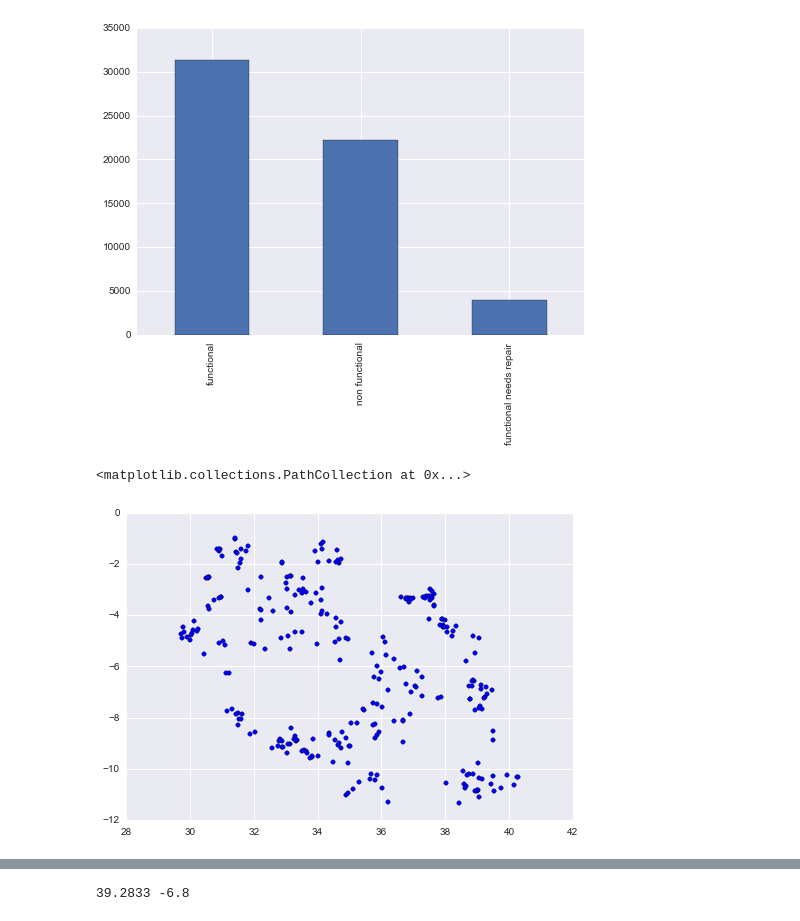
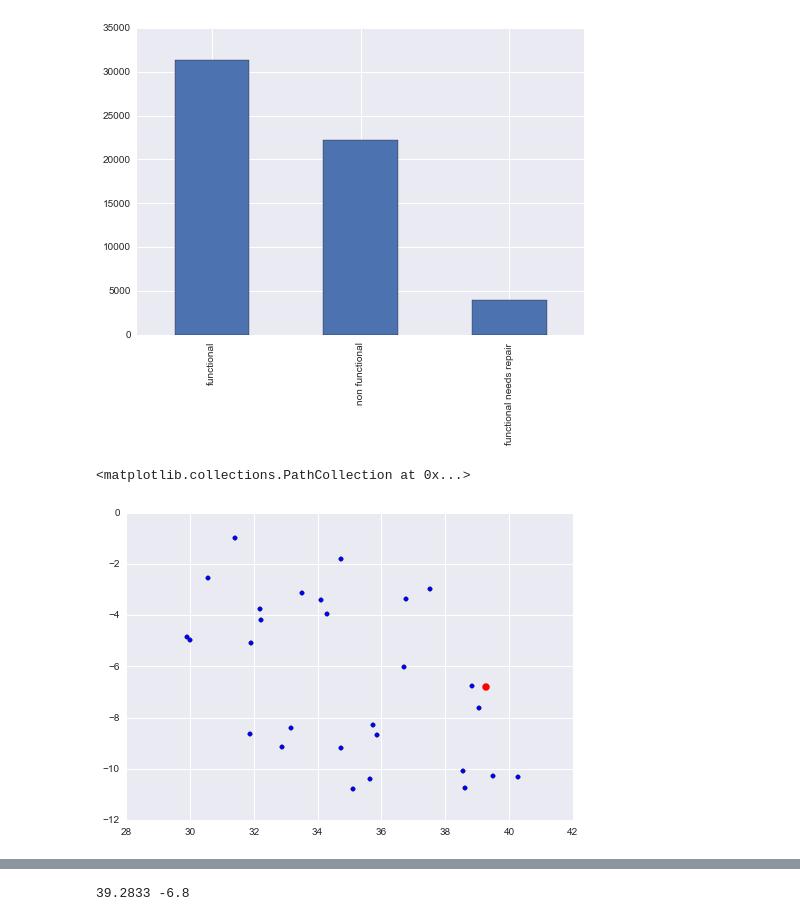
Before and after one commit to ghaslam/AM207, a Jupyter notebook: Optimising_maintenance_route.ipynb, the cells around one changed output, grey strips where cells are left out. Cells and saved outputs as stored; diff of their text form; code cells hidden in the pictures.

```diff
--- a/Optimising_maintenance_route.ipynb
+++ b/Optimising_maintenance_route.ipynb
@@ -81,28 +82,29 @@ trainLoc = trainLoc[trainLoc['status_group'] != 'functional']
 
 #subsetting data to just take 1% to make it easier to work with
 np.random.seed(142)
-test_idx = np.random.uniform(0, 1, len(trainLoc)) <= 0.01
+test_idx = np.random.uniform(0, 1, len(trainLoc)) <= 0.001
 trainLoc = trainLoc[test_idx==True]
 # %%
 x = np.array(trainLoc['longitude'])#.tolist()
 y = np.array(trainLoc['latitude'])#.tolist()
 
 #insert coordinates for Dar Es Salaam (39.2833 E 6.8000S)
 x = np.insert(x, 0, 39.2833, 0)
 y = np.insert(y, 0, -6.8000, 0)
 DarEs = np.array([39.2833, -6.800])
 
 #A = numpy.array((x, y, z), dtype=float)
 #tmpx, tmpy =  np.meshgrid(x,y)
 
 cities = np.array((x, y), dtype=float)
 #cities = np.array([tmpx, tmpy])
 cities = np.reshape(cities, (2,-1)).T
 #print cities.shape
 #print cities
 
 
 plt.scatter(cities[:,0], cities[:,1])
+plt.scatter(DarEs[0],DarEs[1], s=50, color='red') #Highlight Dar Es Salaam on Map as HQ
 # %% [output]
 <matplotlib.collections.PathCollection at 0x...>
-[figure, old version]
+[figure, new version]
```
Also changed, not shown: parts of 31 cells of this notebook.
